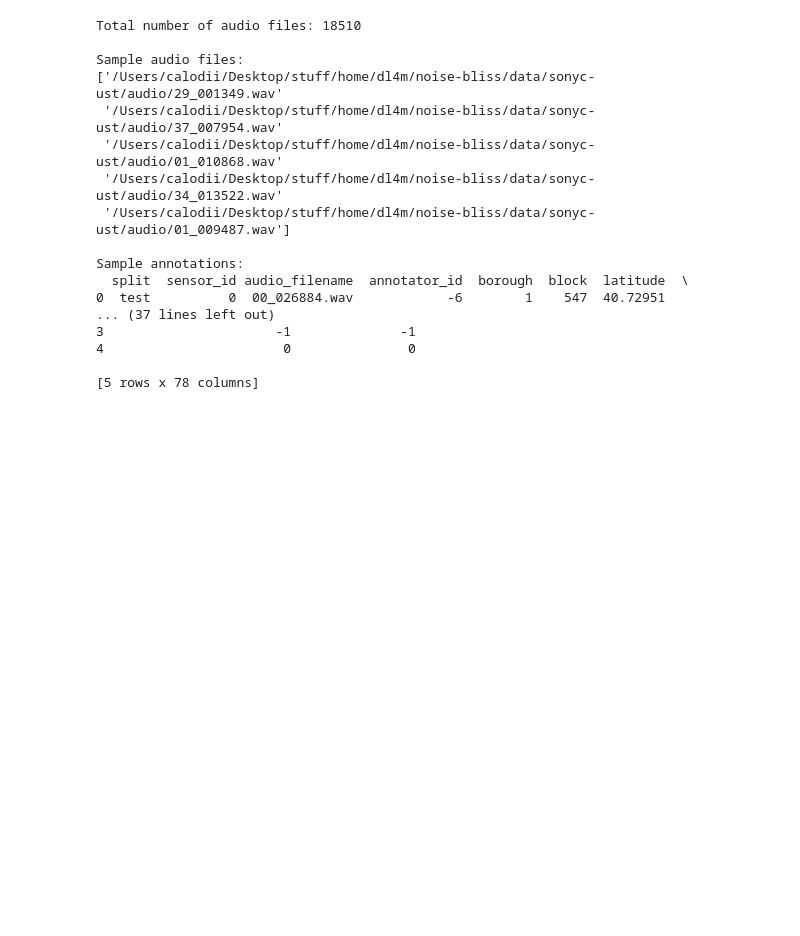
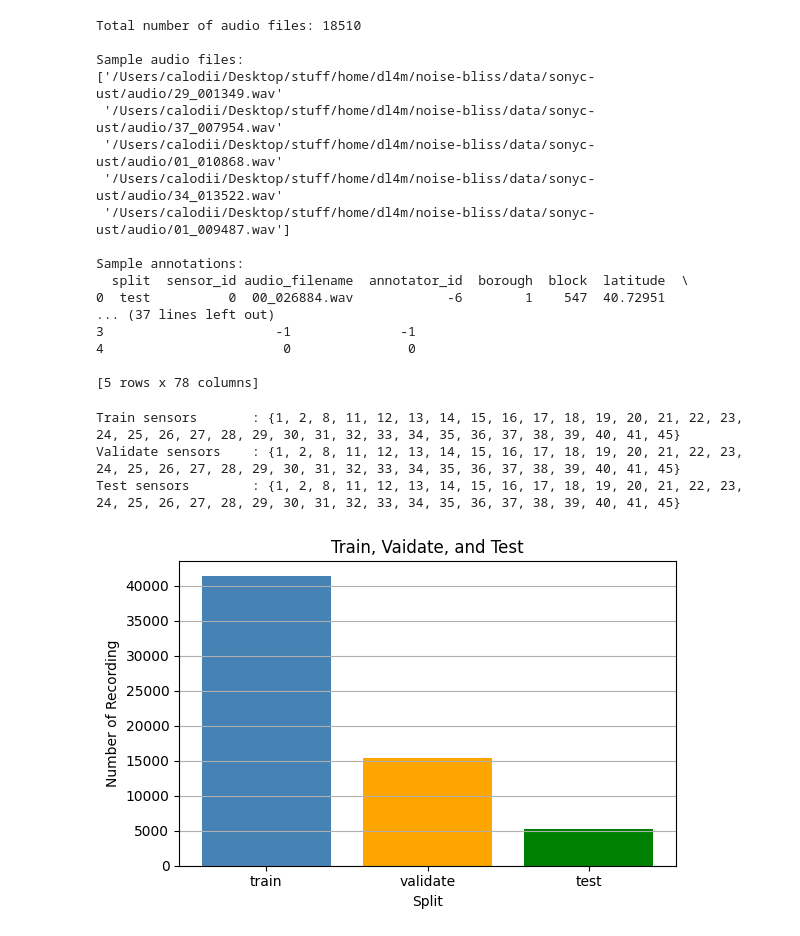
Before and after one commit to calanuzao/noise-bliss, a Jupyter notebook: main.ipynb, the cells around one changed output. Drawn from its saved outputs; the diff is of its cells as text; code cells hidden in the pictures; blank space fills up the shorter version.

Commit message:
upd: plotting dataset

```diff
--- a/main.ipynb
+++ b/main.ipynb
@@ -53,3 +64,36 @@ Sample annotations:
 4                       0               0
 
 [5 rows x 78 columns]
+# %%
+# plotting data
+train_df = annotations_df[annotations_df['split'] == 'train']
+valid_df = annotations_df[annotations_df['split'] == 'validate']
+test_df = annotations_df[annotations_df['split'] == 'test']
+
+# printing sensor sets
+print("Train sensors       :", set(train_df['sensor_id']))
+print("Validate sensors    :", set(train_df['sensor_id']))
+print("Test sensors        :", set(train_df['sensor_id']))
+
+# counting reading per split
+split_counts = annotations_df['split'].value_counts().reindex(
+    ['train', 'validate', 'test'], fill_value=0
+)
+
+# plotting recordings
+plt.figure(figsize=(6, 4))
+colors = ['steelblue', 'orange', 'green']
+plt.bar(split_counts.index, split_counts.values, color=colors[:len(split_counts)])
+
+plt.title('Train, Vaidate, and Test')
+plt.xlabel('Split')
+plt.ylabel('Number of Recording')
+plt.grid(axis='y')
+plt.tight_layout()
+plt.legend
+plt.show()
+# %% [output]
+Train sensors       : {1, 2, 8, 11, 12, 13, 14, 15, 16, 17, 18, 19, 20, 21, 22, 23, 24, 25, 26, 27, 28, 29, 30, 31, 32, 33, 34, 35, 36, 37, 38, 39, 40, 41, 45}
+Validate sensors    : {1, 2, 8, 11, 12, 13, 14, 15, 16, 17, 18, 19, 20, 21, 22, 23, 24, 25, 26, 27, 28, 29, 30, 31, 32, 33, 34, 35, 36, 37, 38, 39, 40, 41, 45}
+Test sensors        : {1, 2, 8, 11, 12, 13, 14, 15, 16, 17, 18, 19, 20, 21, 22, 23, 24, 25, 26, 27, 28, 29, 30, 31, 32, 33, 34, 35, 36, 37, 38, 39, 40, 41, 45}
+[figure, added]
```
Also changed, not shown: parts of 9 cells of this notebook, 4 other files.
